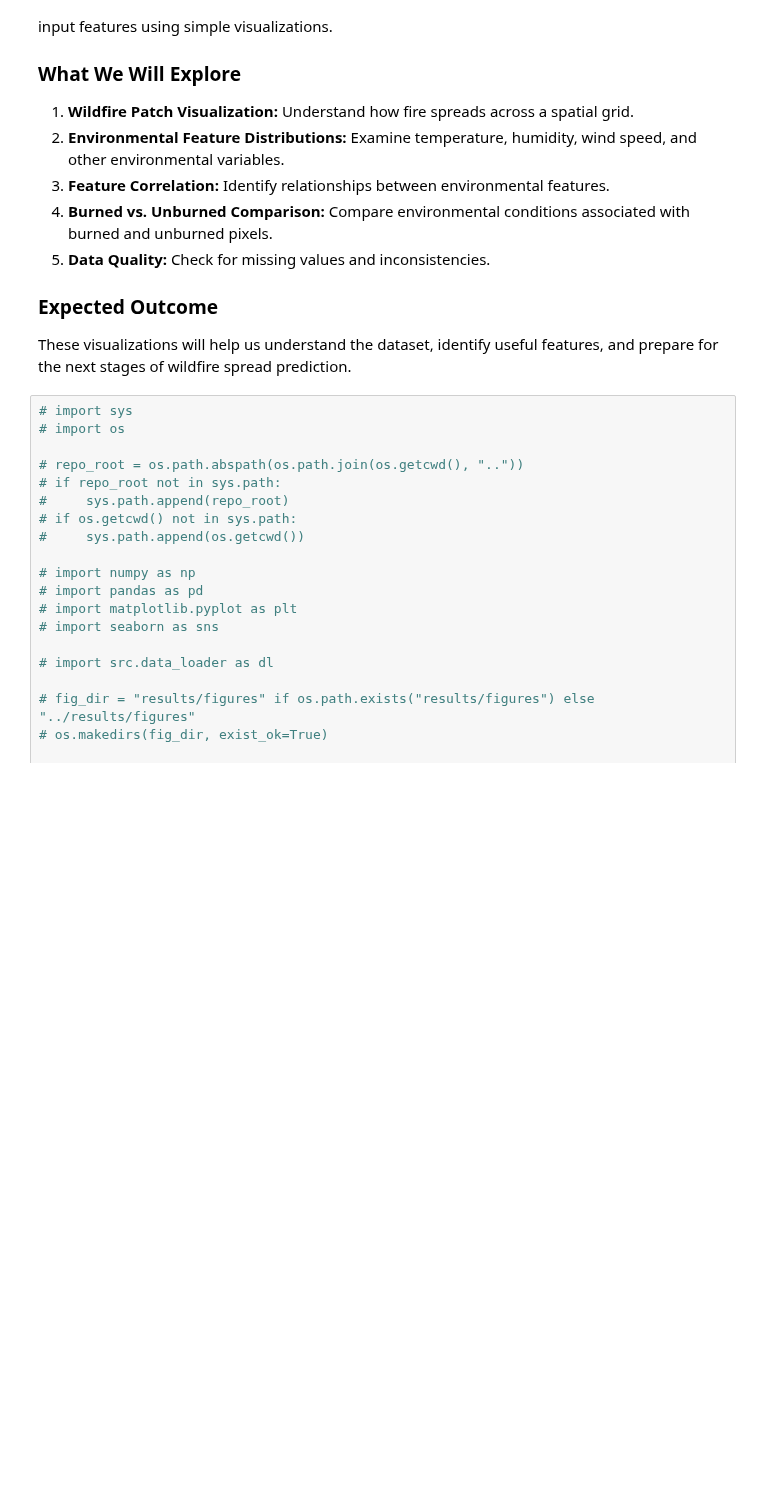
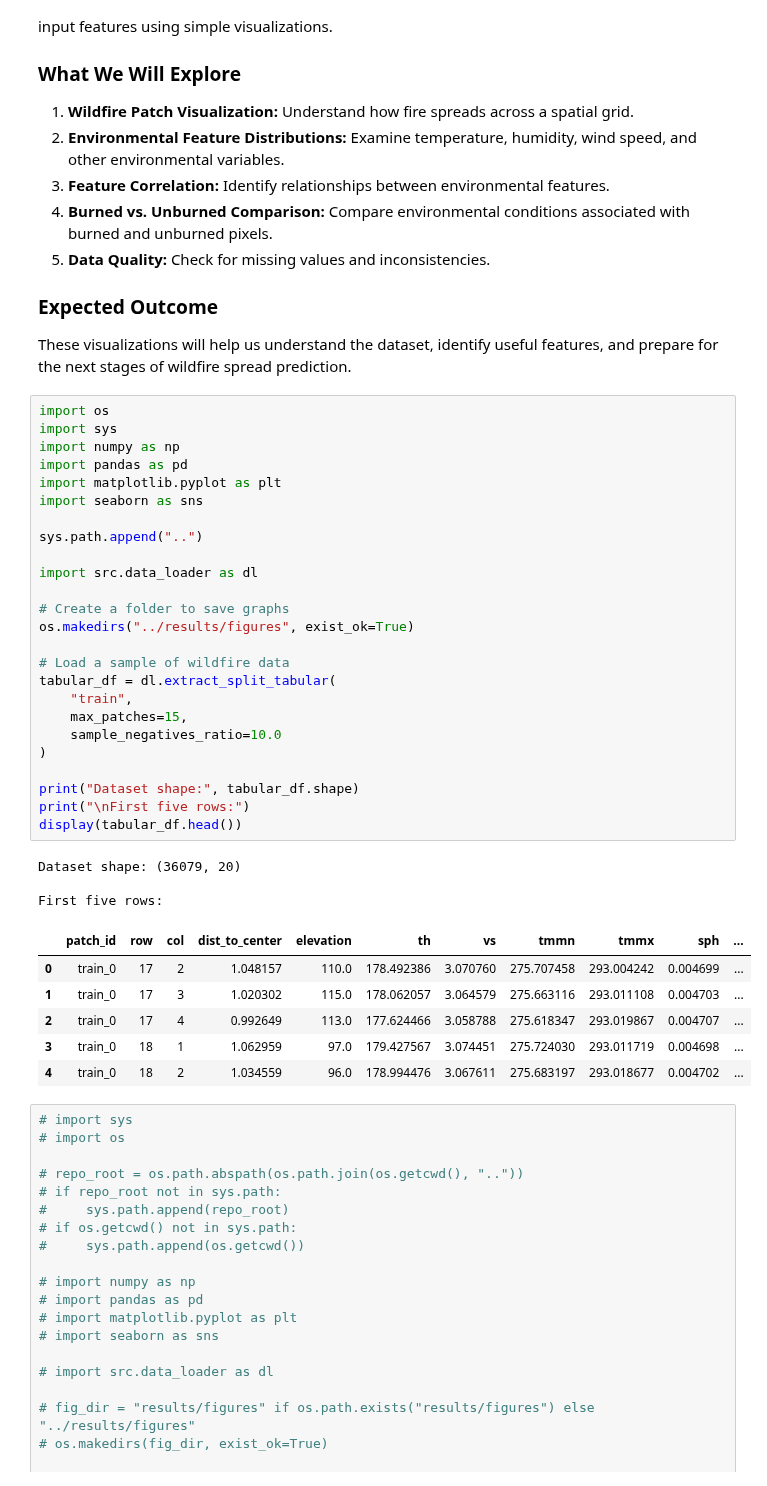
Before and after one commit to connectwithvanshika/TensorTitans_SectionC, a Jupyter notebook: notebooks/02_eda_and_data_quality.ipynb, the cells around one changed output. Cells and saved outputs as stored; diff of their text form; blank space fills up the shorter version.

Commit message:
Tejas: load wildfire data and prepare EDA dataset

```diff
--- a/notebooks/02_eda_and_data_quality.ipynb
+++ b/notebooks/02_eda_and_data_quality.ipynb
@@ -19,6 +19,41 @@ The goal of this notebook is to understand the wildfire dataset before training
 ### Expected Outcome
 
 These visualizations will help us understand the dataset, identify useful features, and prepare for the next stages of wildfire spread prediction.
+# %%
+import os
+import sys
+import numpy as np
+import pandas as pd
+import matplotlib.pyplot as plt
+import seaborn as sns
+
+sys.path.append("..")
+
+import src.data_loader as dl
+
+# Create a folder to save graphs
+os.makedirs("../results/figures", exist_ok=True)
+
+# Load a sample of wildfire data
+tabular_df = dl.extract_split_tabular(
+    "train",
+    max_patches=15,
+    sample_negatives_ratio=10.0
+)
+
+print("Dataset shape:", tabular_df.shape)
+print("\nFirst five rows:")
+display(tabular_df.head())
+# %% [output]
+Dataset shape: (36079, 20)
+
+First five rows:
+|  | patch_id | row | col | dist_to_center | elevation | th | vs | tmmn | tmmx | sph | ... |
+| 0 | train_0 | 17 | 2 | 1.048157 | 110.0 | 178.492386 | 3.070760 | 275.707458 | 293.004242 | 0.004699 | ... |
+| 1 | train_0 | 17 | 3 | 1.020302 | 115.0 | 178.062057 | 3.064579 | 275.663116 | 293.011108 | 0.004703 | ... |
+| 2 | train_0 | 17 | 4 | 0.992649 | 113.0 | 177.624466 | 3.058788 | 275.618347 | 293.019867 | 0.004707 | ... |
+| 3 | train_0 | 18 | 1 | 1.062959 | 97.0 | 179.427567 | 3.074451 | 275.724030 | 293.011719 | 0.004698 | ... |
+| 4 | train_0 | 18 | 2 | 1.034559 | 96.0 | 178.994476 | 3.067611 | 275.683197 | 293.018677 | 0.004702 | ... |
 # %%
 # import sys
 # import os
```
